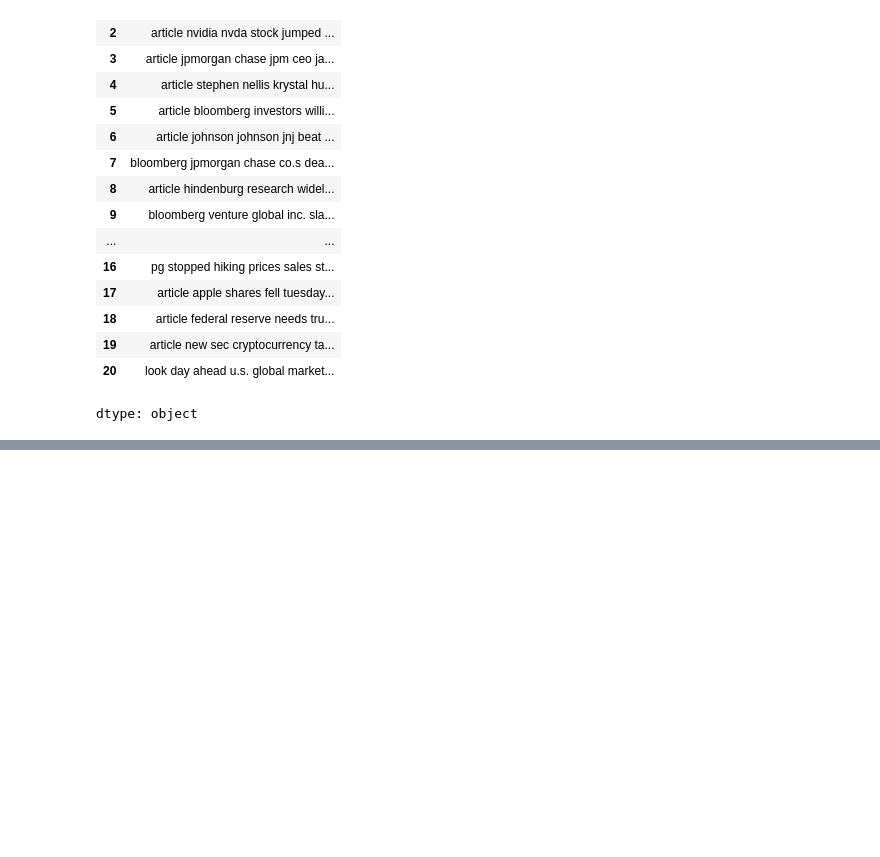
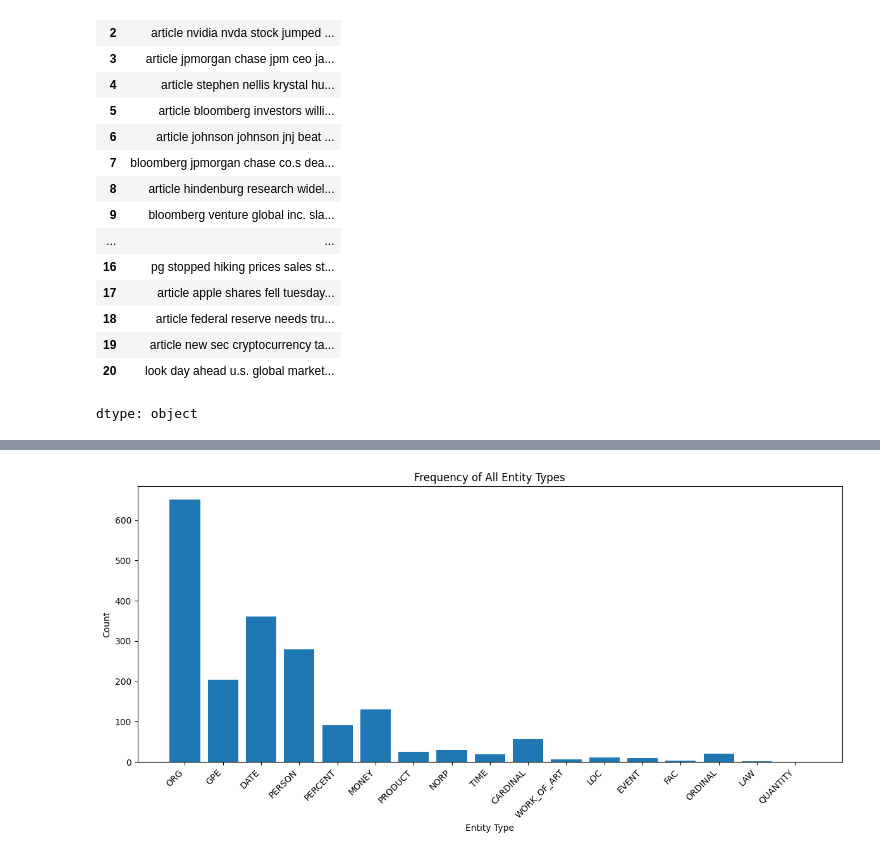
Before and after one commit to hrithiklodha/NER_finance, a Jupyter notebook: nlp_process.ipynb, the cells around one changed output, grey strips where cells are left out. Drawn from its saved outputs; the diff is of its cells as text; code cells hidden in the pictures; blank space fills up the shorter version.

```diff
--- a/nlp_process.ipynb
+++ b/nlp_process.ipynb
@@ -267 +202,18 @@ df.content_tokens_st_entities
 dtype: object
+# %%
+from collections import Counter
+import matplotlib.pyplot as plt
+
+all_entities = [entity for entities in df['entities'] for entity in entities]
+entity_counts = Counter(entity[2] for entity in all_entities)
+
+plt.figure(figsize=(12, 6))
+plt.bar(entity_counts.keys(), entity_counts.values())
+plt.xlabel("Entity Type")
+plt.ylabel("Count")
+plt.title("Frequency of All Entity Types")
+plt.xticks(rotation=45, ha='right')
+plt.tight_layout()
+plt.show()
+# %% [output]
+[figure, added]
```
Also changed, not shown: parts of 17 cells of this notebook, 3 other files.
